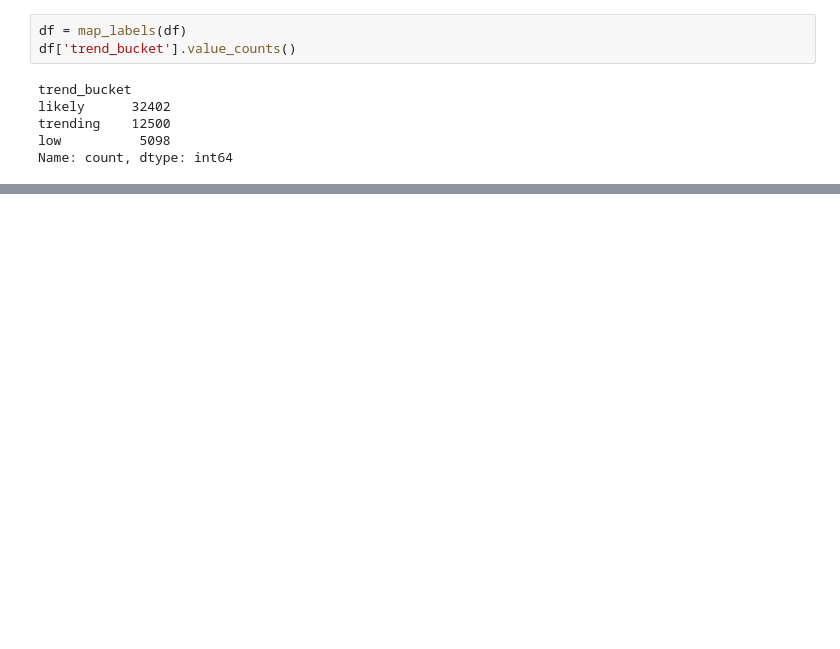
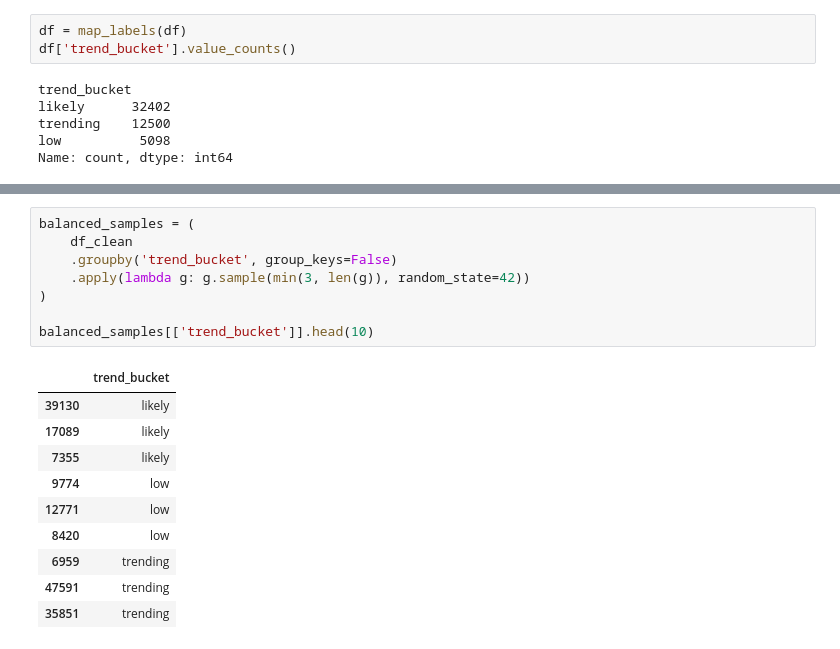
Before and after one commit to akhadem2/Trend-Analysis, a Jupyter notebook: notebooks/02_Modeling.ipynb, the cells around one changed output, grey strips where cells are left out. Drawn from its saved outputs; the diff is of its cells as text; blank space fills up the shorter version.

```diff
--- a/notebooks/02_Modeling.ipynb
+++ b/notebooks/02_Modeling.ipynb
@@ -41,6 +103,25 @@ from sklearn.model_selection import train_test_split
 X_train, X_test, y_train, y_test = train_test_split(
     X, y, test_size=0.2, random_state=42, stratify=y
 )
+# %%
+balanced_samples = (
+    df_clean
+    .groupby('trend_bucket', group_keys=False)
+    .apply(lambda g: g.sample(min(3, len(g)), random_state=42))
+)
+
+balanced_samples[['trend_bucket']].head(10)
+# %% [output]
+|  | trend_bucket |
+| 39130 | likely |
+| 17089 | likely |
+| 7355 | likely |
+| 9774 | low |
+| 12771 | low |
+| 8420 | low |
+| 6959 | trending |
+| 47591 | trending |
+| 35851 | trending |
 # %%
 from sklearn.linear_model import LogisticRegression
 from sklearn.metrics import accuracy_score, f1_score, confusion_matrix, classification_report
```
Also changed, not shown: parts of 7 cells of this notebook, 1 other file.
